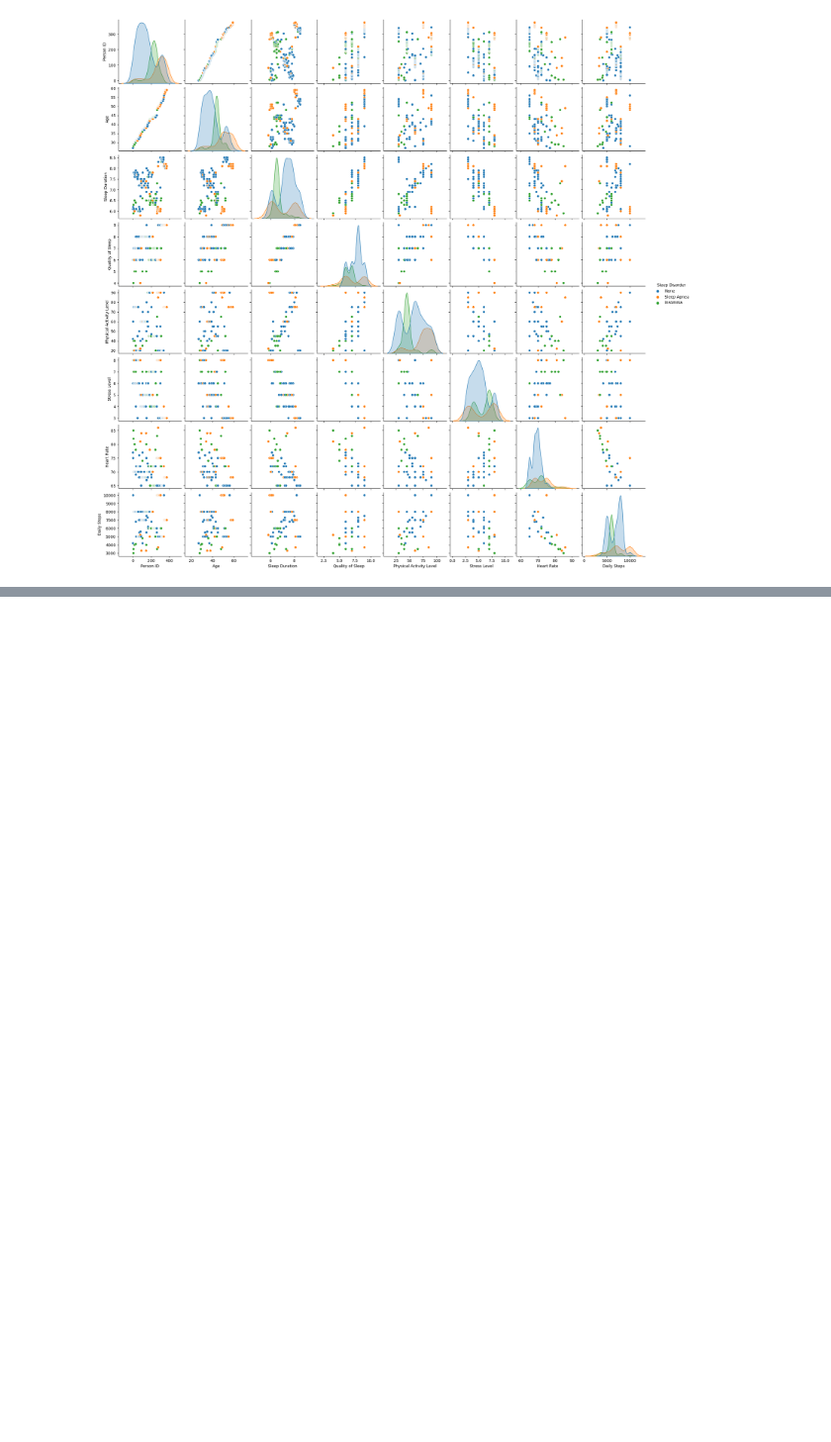
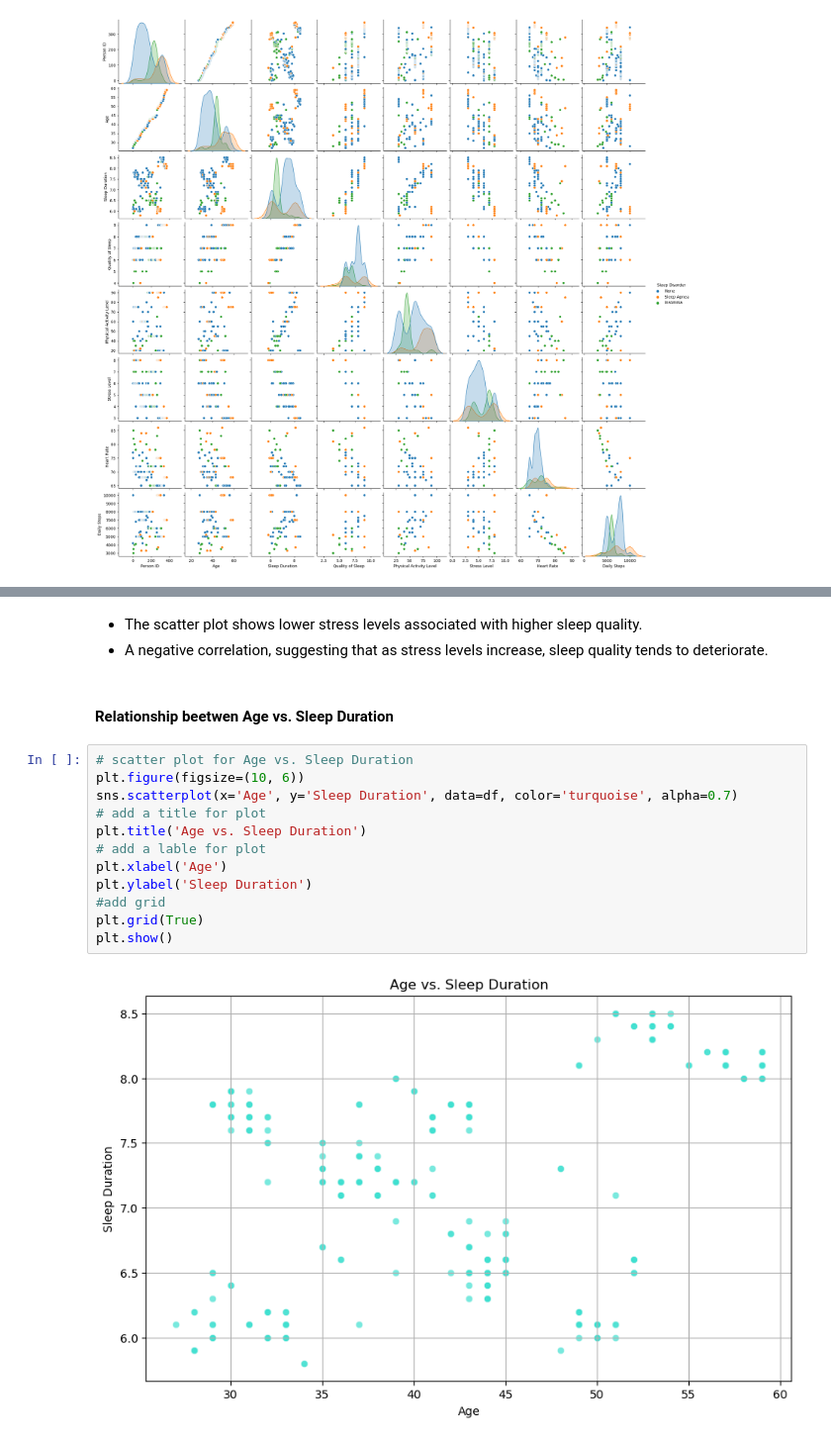
Before and after one commit to Waszka22/PfDA_Assignment, a Jupyter notebook: PfDA_Assignment.ipynb, the cells around one changed output, grey strips where cells are left out. Shown at 99% size. Drawn from its saved outputs; the diff is of its cells as text; blank space fills up the shorter version.

```diff
--- a/PfDA_Assignment.ipynb
+++ b/PfDA_Assignment.ipynb
@@ -380,0 +398,19 @@ sns.pairplot(data = df, hue = "Sleep Disorder")
+# %% [markdown]
+ + The scatter plot shows lower stress levels associated with higher sleep quality.
+ + A negative correlation, suggesting that as stress levels increase, sleep quality tends to deteriorate.
+# %% [markdown]
+#### Relationship beetwen Age vs. Sleep Duration
+# %%
+# scatter plot for Age vs. Sleep Duration
+plt.figure(figsize=(10, 6))
+sns.scatterplot(x='Age', y='Sleep Duration', data=df, color='turquoise', alpha=0.7)
+# add a title for plot
+plt.title('Age vs. Sleep Duration')
+# add a lable for plot
+plt.xlabel('Age')
+plt.ylabel('Sleep Duration')
+#add grid
+plt.grid(True)
+plt.show()
+# %% [output]
+[figure, added]
```
Also changed, not shown: parts of 10 cells of this notebook.
